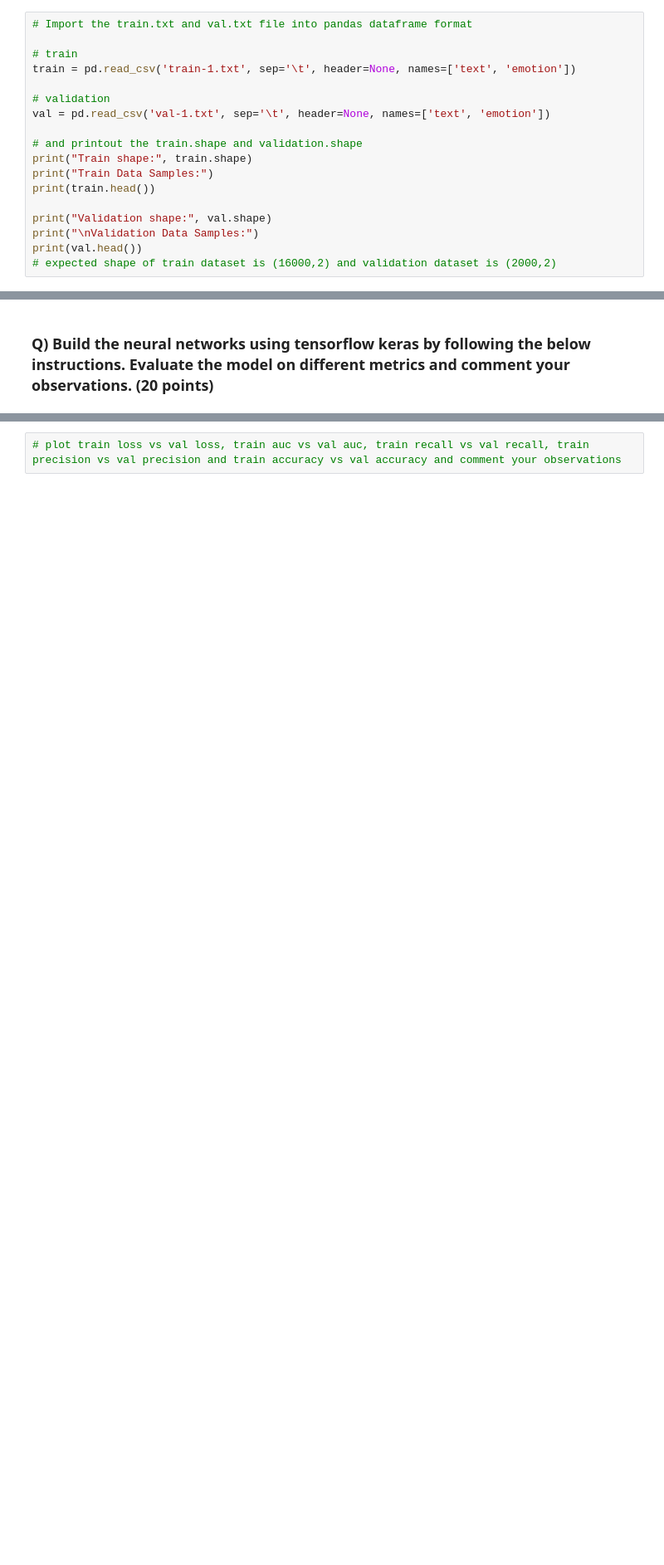
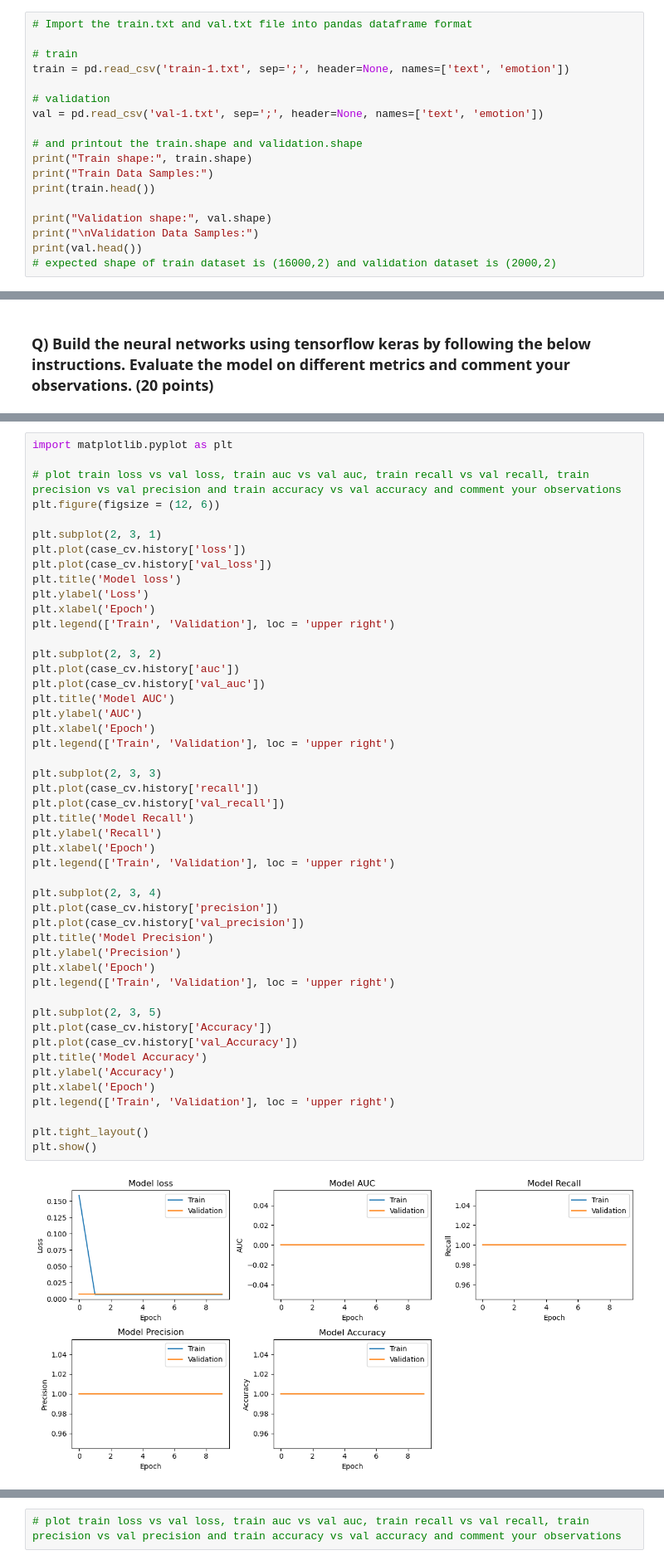
Before and after one commit to AndyFCui/NaturalLanguageProcessing_Intro, a Jupyter notebook: as2/CS6120_NLP_Assignment_2.ipynb, the cells around one changed output, grey strips where cells are left out. Shown at 83% size. Saved outputs shown, nothing was run; the diff lists cells and outputs as text; blank space fills up the shorter version.

```diff
--- a/as2/CS6120_NLP_Assignment_2.ipynb
+++ b/as2/CS6120_NLP_Assignment_2.ipynb
@@ -734,10 +738,10 @@ def clean_text(text):
 # Import the train.txt and val.txt file into pandas dataframe format
 
 # train
-train = pd.read_csv('train-1.txt', sep='\t', header=None, names=['text', 'emotion'])
+train = pd.read_csv('train-1.txt', sep=';', header=None, names=['text', 'emotion'])
 
 # validation
-val = pd.read_csv('val-1.txt', sep='\t', header=None, names=['text', 'emotion'])
+val = pd.read_csv('val-1.txt', sep=';', header=None, names=['text', 'emotion'])
 
 # and printout the train.shape and validation.shape
 print("Train shape:", train.shape)
@@ -941,2 +943,52 @@ Epoch 10/10
+# %%
+import matplotlib.pyplot as plt
+
+# plot train loss vs val loss, train auc vs val auc, train recall vs val recall, train precision vs val precision and train accuracy vs val accuracy and comment your observations
+plt.figure(figsize = (12, 6))
+
+plt.subplot(2, 3, 1)
+plt.plot(case_cv.history['loss'])
+plt.plot(case_cv.history['val_loss'])
+plt.title('Model loss')
+plt.ylabel('Loss')
+plt.xlabel('Epoch')
+plt.legend(['Train', 'Validation'], loc = 'upper right')
+
+plt.subplot(2, 3, 2)
+plt.plot(case_cv.history['auc'])
+plt.plot(case_cv.history['val_auc'])
+plt.title('Model AUC')
+plt.ylabel('AUC')
+plt.xlabel('Epoch')
+plt.legend(['Train', 'Validation'], loc = 'upper right')
+
+plt.subplot(2, 3, 3)
+plt.plot(case_cv.history['recall'])
+plt.plot(case_cv.history['val_recall'])
+plt.title('Model Recall')
+plt.ylabel('Recall')
+plt.xlabel('Epoch')
+plt.legend(['Train', 'Validation'], loc = 'upper right')
+
+plt.subplot(2, 3, 4)
+plt.plot(case_cv.history['precision'])
+plt.plot(case_cv.history['val_precision'])
+plt.title('Model Precision')
+plt.ylabel('Precision')
+plt.xlabel('Epoch')
+plt.legend(['Train', 'Validation'], loc = 'upper right')
+
+plt.subplot(2, 3, 5)
+plt.plot(case_cv.history['Accuracy'])
+plt.plot(case_cv.history['val_Accuracy'])
+plt.title('Model Accuracy')
+plt.ylabel('Accuracy')
+plt.xlabel('Epoch')
+plt.legend(['Train', 'Validation'], loc = 'upper right')
+
+plt.tight_layout()
+plt.show()
+# %% [output]
+[figure, added]
 # %%
 # again call the build_model function and initialize the model
```
Also changed, not shown: parts of 13 cells of this notebook.
